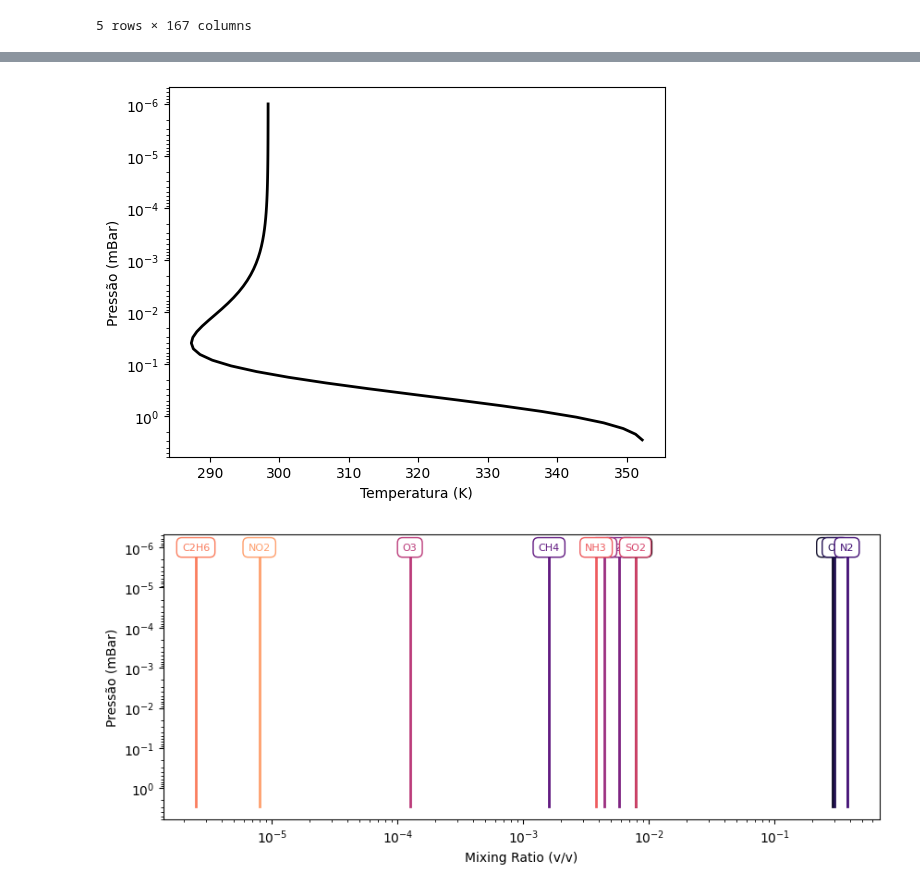
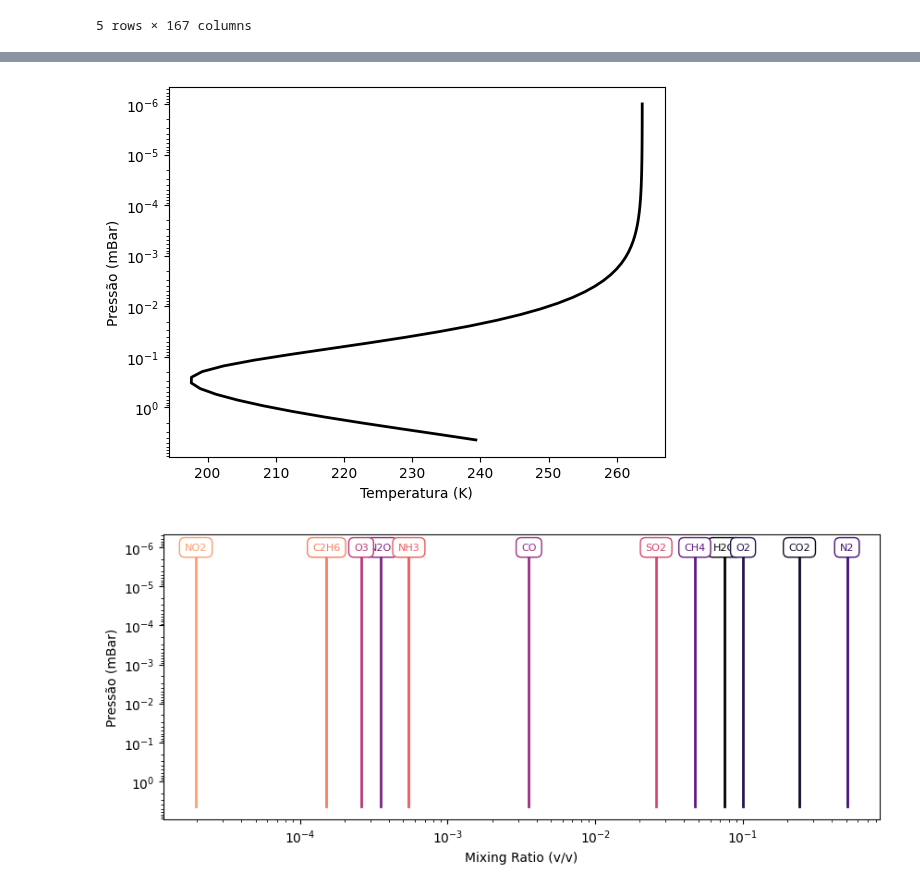
Before and after one commit to SarahBarbosa/geexhp, a Jupyter notebook: notebooks/exemplo.ipynb, the cells around one changed output, grey strips where cells are left out. Saved outputs shown, nothing was run; the diff lists cells and outputs as text; code cells hidden in the pictures.

```diff
--- a/notebooks/exemplo.ipynb
+++ b/notebooks/exemplo.ipynb
@@ -41,7 +42,7 @@ datagen.gerar_conjunto_dados(psg = psg, n_planetas = 10, datagen_dir = caminho,
 > Salvando arquivo...
 ***** Arquivo salvo com sucesso! *****
 # %%
-dados = caminho + '/data/datagen.parquet'
+dados = '../data/datagen.parquet'
 dados = pd.read_parquet(dados)
 dados.head()
 # %% [output]
@@ -52,4 +53,15 @@ dados.head()
 | 0 | Exoplanet | exo3 | 2017/12/22 15:09 | 14182.320279276277 | 5.983477172669094 | g | ... |
 | 0 | Exoplanet | exo4 | 2017/12/22 15:09 | 10339.111123501232 | 5.196367479608373 | g | ... |
 5 rows × 167 columns
+# %%
+# EXTRA!
+# Isso aqui é apenas para testar o output do PICASO
+colunas = ['pressure', 'temperature', 'H2O', 'CO2', 'O2', 'N2', 'CH4', 'N2O', 'CO', 'O3', 'SO2', 'NH3', 'C2H6', 'NO2']
+df = pd.DataFrame(columns=colunas)
+
+for i in range(60):
+    valores = list(map(float, dados.iloc[0][f'ATMOSPHERE-LAYER-{i + 1}'].split(',')))
+    df.loc[i] = valores
+
+df.to_csv("exo0.csv", index = False)
 # %%
@@ -68,7 +79,7 @@ pressoes = []
 temperaturas = []
 
 for i in range(60):
-    layer_data = dados.iloc[idx][f'ATMOSPHERE-LAYER-{i+1}']
+    layer_data = dados.iloc[0][f'ATMOSPHERE-LAYER-{i+1}']
     pressao, temperatura = layer_data.split(',')[:2]
     pressoes.append(float(pressao))
     temperaturas.append(float(temperatura))
@@ -79,30 +90,30 @@ plt.gca().invert_yaxis()
 plt.yscale('log')
 plt.show()
 # %% [output]
-[figure, old version]
+[figure, new version]
 # %%
-moleculas = dados.iloc[idx]['ATMOSPHERE-LAYERS-MOLECULES'].split(',')
+moleculas = dados.iloc[0]['ATMOSPHERE-LAYERS-MOLECULES'].split(',')
 mixing_ratios = [[] for _ in range(len(moleculas))]
 
 cmap = plt.get_cmap('magma')
 cores = [cmap(i) for i in np.linspace(0, 0.8, len(moleculas))]
 
 for i in range(60):
-    layer_data = dados.iloc[idx][f'ATMOSPHERE-LAYER-{i+1}']
+    layer_data = dados.iloc[0][f'ATMOSPHERE-LAYER-{i+1}']
     mixing_values = layer_data.split(',')[2:]
     for j, value in enumerate(mixing_values):
         mixing_ratios[j].append(float(value))
 
 plt.figure(figsize = (10, 4))
 
 for i, mol in enumerate(moleculas):
     plt.loglog(mixing_ratios[i], pressoes, label=f'{mol}', color=cores[i], lw = 2)
     plt.text(mixing_ratios[i][-1], pressoes[-1], mol, color=cores[i], va='center', ha='center',
              bbox=dict(facecolor='white', edgecolor=cores[i], boxstyle='round,pad=0.5'),
              fontsize = 8)
 
 plt.ylabel('Pressão (mBar)'); plt.xlabel('Mixing Ratio (v/v)')
 plt.gca().invert_yaxis()
 plt.show()
 # %% [output]
-[figure, old version]
+[figure, new version]
```
Also changed, not shown: parts of 2 cells of this notebook, 2 other files.
